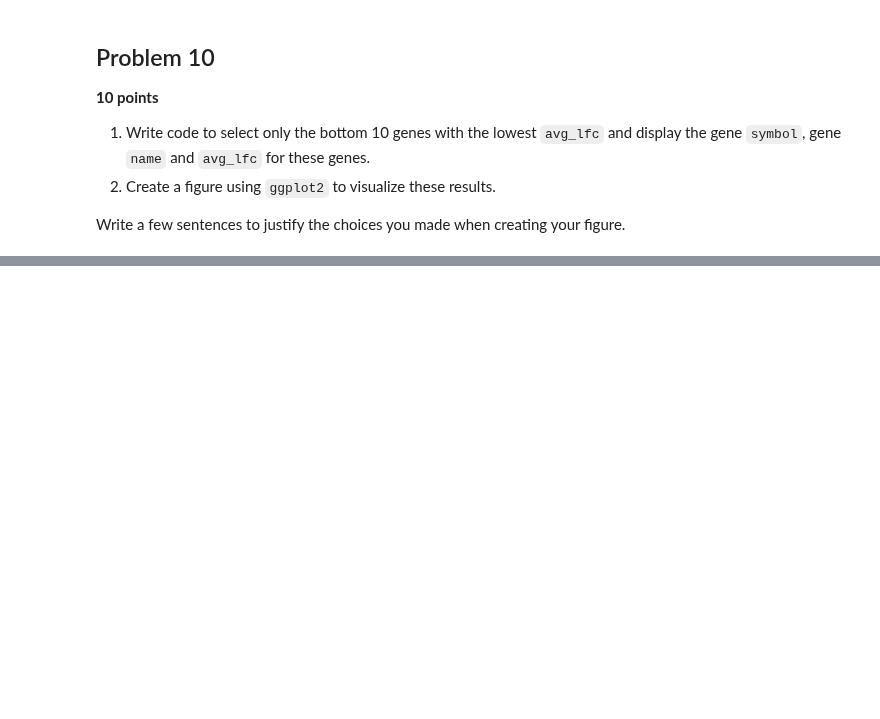
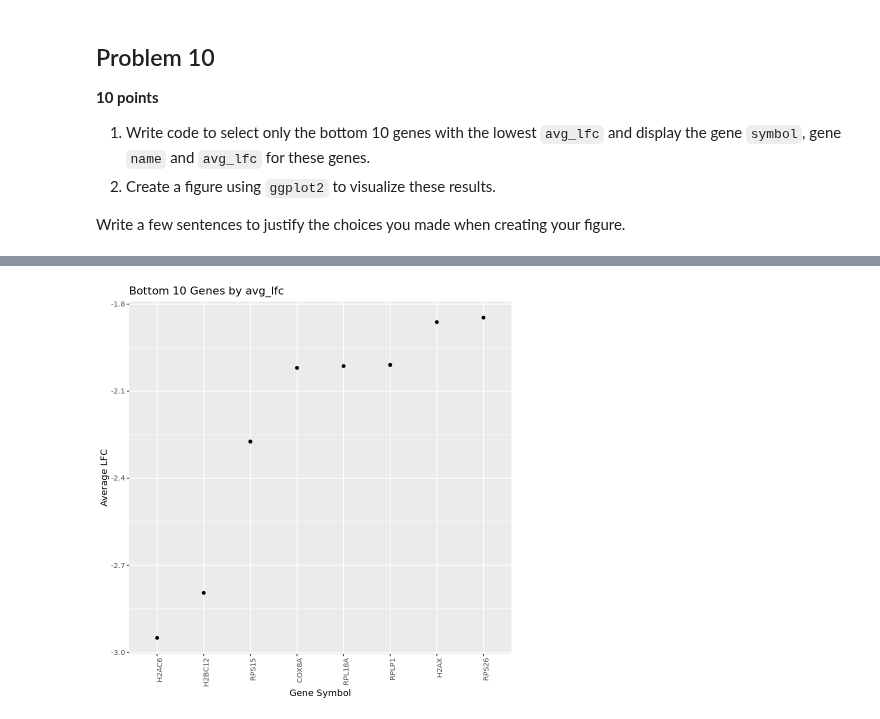
Before and after one commit to mvishn/tfcb_2024, a Jupyter notebook: homeworks/homework06/homework06.ipynb, the cells around one changed output, grey strips where cells are left out. Cells and saved outputs as stored; diff of their text form; code cells hidden in the pictures; blank space fills up the shorter version.

```diff
--- a/homeworks/homework06/homework06.ipynb
+++ b/homeworks/homework06/homework06.ipynb
@@ -162,0 +407,9 @@ Write a few sentences to justify the choices you made when creating your figure.
+# %%
+
+
+ggplot(bottom10, aes(x = reorder(hgnc_symbol, avg_lfc), y = avg_lfc)) +
+  geom_point() +
+  theme(axis.text.x = element_text(angle = 90, hjust = 1)) + # Rotate x-axis labels for better readability
+  labs(title = "Bottom 10 Genes by avg_lfc", x = "Gene Symbol", y = "Average LFC")
+# %% [output]
+[figure, added]
```
Also changed, not shown: parts of 24 cells of this notebook, 5 other files.
